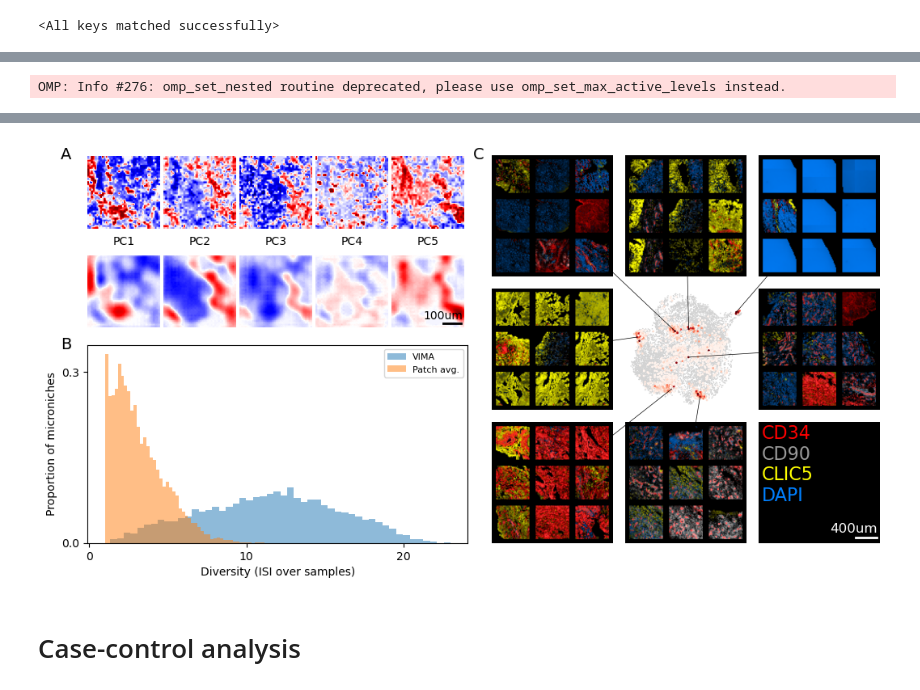
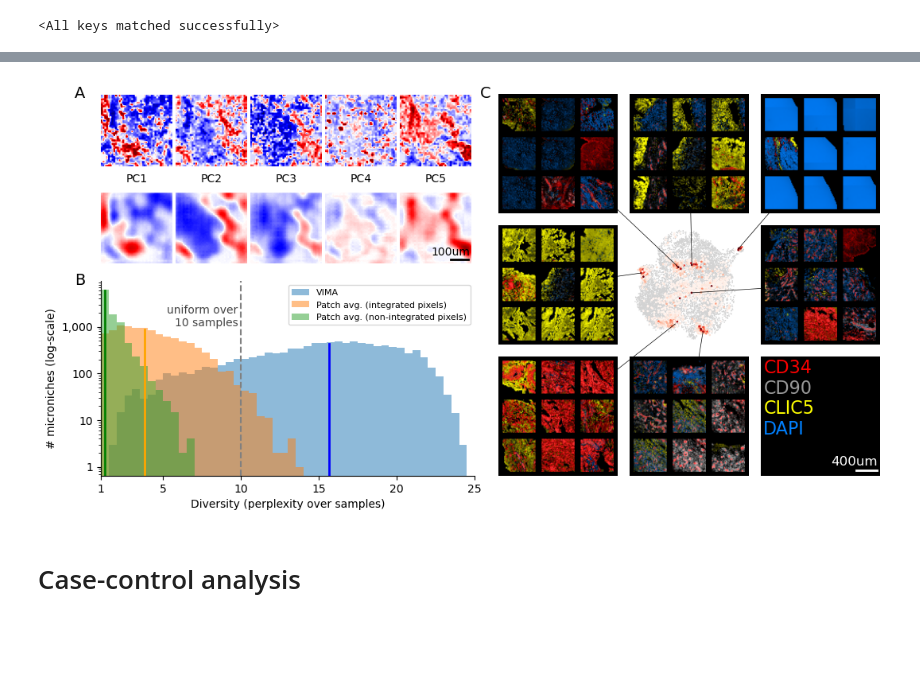
Before and after one commit to yakirr/vimapaper, a Jupyter notebook: RA/RA.3.makefigs.ipynb, the cells around one changed output, grey strips where cells are left out. Saved outputs shown, nothing was run; the diff lists cells and outputs as text; code cells hidden in the pictures; blank space fills up the shorter version.

Commit message:
RA overview integration figure

```diff
--- a/RA/RA.3.makefigs.ipynb
+++ b/RA/RA.3.makefigs.ipynb
@@ -21,6 +21,7 @@ fs_legend = 8
 # %%
 d = cna.read('_results/default-vae.h5ad'); d.sampleid = 'sid'
 davg = cna.read('_results/patchwideavgs.h5ad'); davg.sampleid = 'sid'
+davg_noharm = cna.read('_results/patchwideavgs_nonharmpixels.h5ad'); davg_noharm.sampleid = 'sid'
 # %% [output]
 warning: per-observation sample ids not found
 warning: per-observation sample ids not found
@@ -197,0 +187,30 @@ def plot_isi(ax):
+# %%
+from scipy.stats import entropy
+def plot_isi(ax):
+    def get_isi(D):
+        NAM = D.uns['NAM.T'].T.values.copy()
+        NAM /= NAM.sum(axis=0)
+        # return 1/(NAM**2).sum(axis=0)
+        return np.power(2, entropy(NAM, axis=0) / np.log(2))
+    bins = np.arange(0,25,0.5)
+    dres = ax.hist(get_isi(d), bins=bins, alpha=0.5, label='VIMA')
+    davgres = ax.hist(get_isi(davg), bins=bins, alpha=0.5, label='Patch avg. (integrated pixels)')
+    davg_noharmres = ax.hist(get_isi(davg_noharm), bins=bins, alpha=0.5, label='Patch avg. (non-integrated pixels)')
+    ax.set_xticks([1,5,10,15,20,25])
+    ax.set_xlim(1,25)
+    ax.set_xlabel('Diversity (perplexity over samples)', fontsize=fs_axislabel)
+    ax.set_ylabel('# microniches (log-scale)', fontsize=fs_axislabel)
+    ax.set_yscale('log')
+    ax.yaxis.set_major_formatter(plt.FuncFormatter(lambda y, _: f"{int(y):,}"))
+
+    for D, res, c in [(d, dres, 'blue'), (davg, davgres, 'orange'), (davg_noharm, davg_noharmres, 'green')]:
+        med = np.median(get_isi(D))
+        medy = res[0][np.where(res[1] >= med)[0][0]-1]
+        ax.plot([med, med], [0, 0.95*medy], color=c, lw=2)
+
+    ax.axvline(x=10, color='gray', ls='--')
+    ax.text(9.8, 3000, 'uniform over\n10 samples', ha='right', va='top', color='#444444')
+    ax.legend(fontsize=fs_legend)
+    ax.spines[['right','top']].set_visible(False)
+plt.figure(figsize=(8,3))
+plot_isi(plt.gca())
@@ -301,8 +320,7 @@ cmap = fibro_cmap
 plot_patchreconstructions(3500, 0, 0.5, 0.47, 0.49) # backup examples: 500, 6649, 4526
 
 ## entropy histogram
-ent = fig.add_axes([0, 0, 0.47, 0.49])
-plot_isi(ent)
+plot_isi(fig.add_axes([0, 0, 0.47, 0.49]))
 
 ## examples of microniches
 mn_pics = {}
@@ -325 +348,0 @@ WARNING: n_obs too small: adjusting to `n_neighbors = 5`
-OMP: Info #276: omp_set_nested routine deprecated, please use omp_set_max_active_levels instead.
@@ -332,4 +349,4 @@ WARNING: n_obs too small: adjusting to `n_neighbors = 5`
-[figure, old version]
+[figure, new version]
 # %% [markdown]
 # Case-control analysis
 # %%
```
Also changed, not shown: parts of 8 cells of this notebook, 6 other files.
